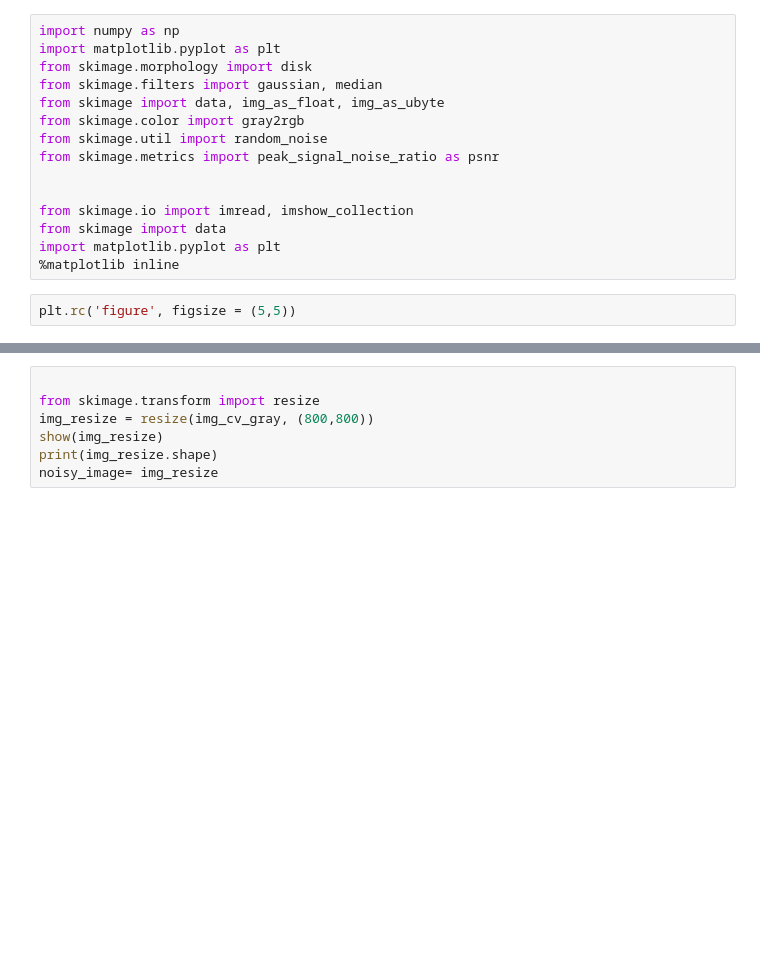
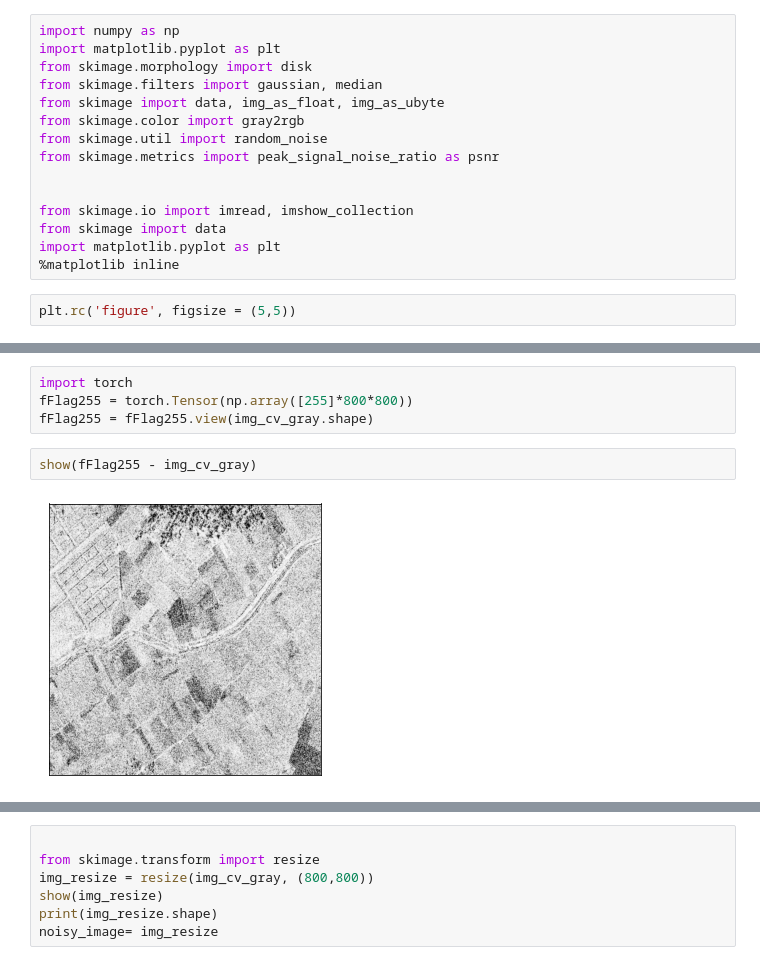
Before and after one commit to chodonghee-hub/Self-Supervised-Learning_SAR-Denoising, a Jupyter notebook: notebooks/Single-Shot Denoising2.ipynb, the cells around one changed output, grey strips where cells are left out. Cells and saved outputs as stored; diff of their text form; blank space fills up the shorter version.

```diff
--- a/notebooks/Single-Shot Denoising2.ipynb
+++ b/notebooks/Single-Shot Denoising2.ipynb
@@ -57,0 +158,8 @@ print(img_cv_gray.shape)
+# %%
+import torch
+fFlag255 = torch.Tensor(np.array([255]*800*800))
+fFlag255 = fFlag255.view(img_cv_gray.shape)
+# %%
+show(fFlag255 - img_cv_gray)
+# %% [output]
+[figure, added]
```
Also changed, not shown: parts of 44 cells of this notebook, 20 other files.
